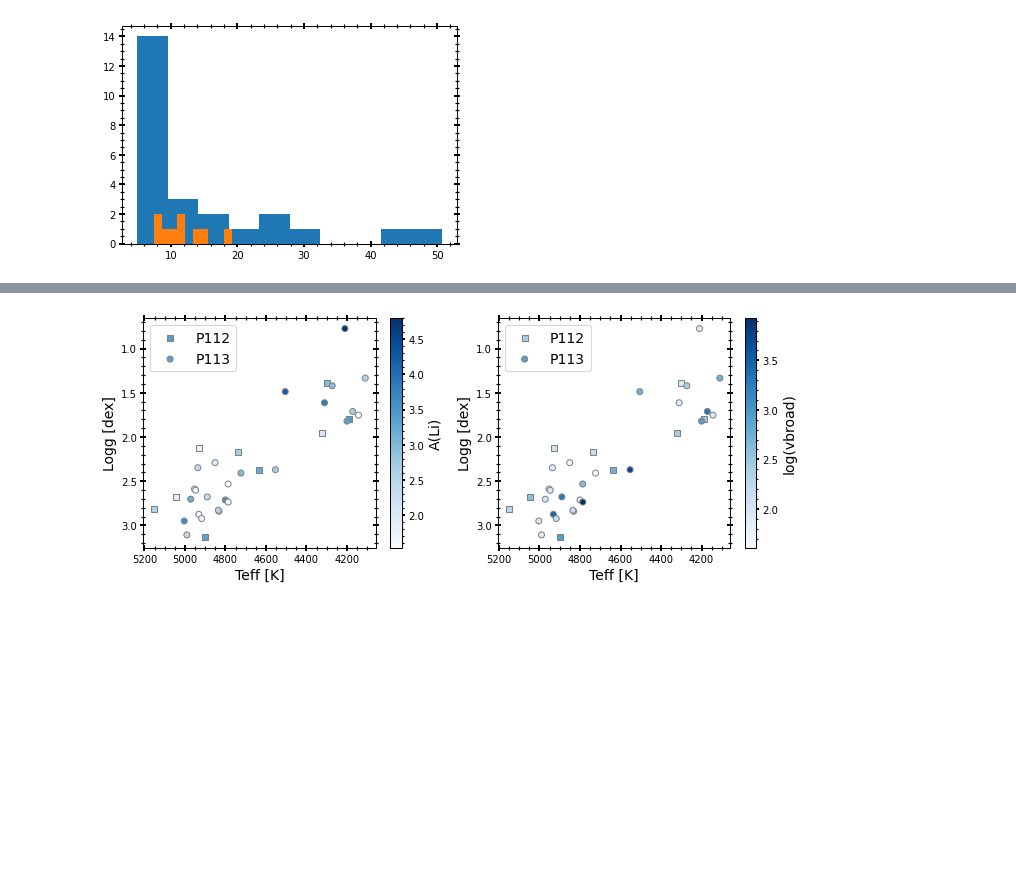
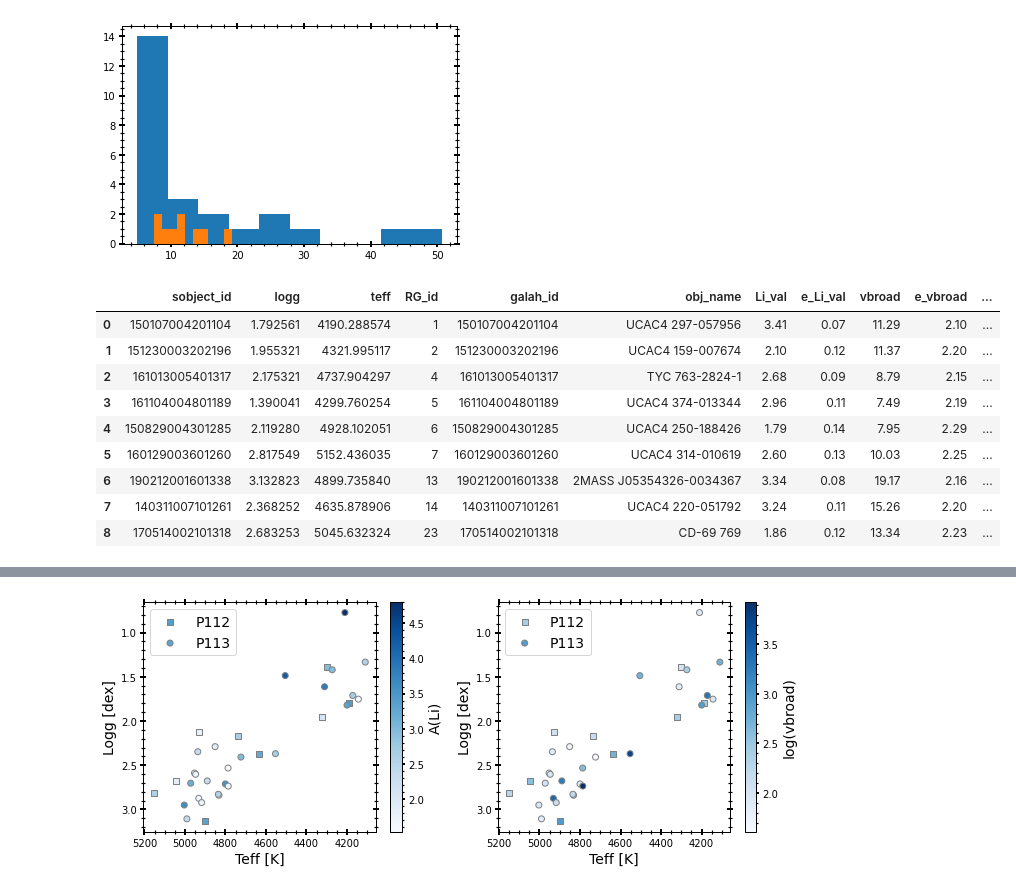
Before and after one commit to MaryumSayeed/ESPRESSO, a Jupyter notebook: scripts/rv_program.ipynb, the cells around one changed output, grey strips where cells are left out. Saved outputs shown, nothing was run; the diff lists cells and outputs as text; code cells hidden in the pictures; blank space fills up the shorter version.

```diff
--- a/scripts/rv_program.ipynb
+++ b/scripts/rv_program.ipynb
@@ -173,4 +175,17 @@ p113_galah[(p113_galah.vbroad >= 20)].logg.count()
 # %% [output]
 5
 [figure]
+# %%
+p112_galah
+# %% [output]
+|  | sobject_id | logg | teff | RG_id | galah_id | obj_name | Li_val | e_Li_val | vbroad | e_vbroad | ... |
+| 0 | 150107004201104 | 1.792561 | 4190.288574 | 1 | 150107004201104 | UCAC4 297-057956 | 3.41 | 0.07 | 11.29 | 2.10 | ... |
+| 1 | 151230003202196 | 1.955321 | 4321.995117 | 2 | 151230003202196 | UCAC4 159-007674 | 2.10 | 0.12 | 11.37 | 2.20 | ... |
+| 2 | 161013005401317 | 2.175321 | 4737.904297 | 4 | 161013005401317 | TYC 763-2824-1 | 2.68 | 0.09 | 8.79 | 2.15 | ... |
+| 3 | 161104004801189 | 1.390041 | 4299.760254 | 5 | 161104004801189 | UCAC4 374-013344 | 2.96 | 0.11 | 7.49 | 2.19 | ... |
+| 4 | 150829004301285 | 2.119280 | 4928.102051 | 6 | 150829004301285 | UCAC4 250-188426 | 1.79 | 0.14 | 7.95 | 2.29 | ... |
+| 5 | 160129003601260 | 2.817549 | 5152.436035 | 7 | 160129003601260 | UCAC4 314-010619 | 2.60 | 0.13 | 10.03 | 2.25 | ... |
+| 6 | 190212001601338 | 3.132823 | 4899.735840 | 13 | 190212001601338 | 2MASS J05354326-0034367 | 3.34 | 0.08 | 19.17 | 2.16 | ... |
+| 7 | 140311007101261 | 2.368252 | 4635.878906 | 14 | 140311007101261 | UCAC4 220-051792 | 3.24 | 0.11 | 15.26 | 2.20 | ... |
+| 8 | 170514002101318 | 2.683253 | 5045.632324 | 23 | 170514002101318 | CD-69 769 | 1.86 | 0.12 | 13.34 | 2.23 | ... |
 # %%
```
Also changed, not shown: parts of 11 cells of this notebook.
